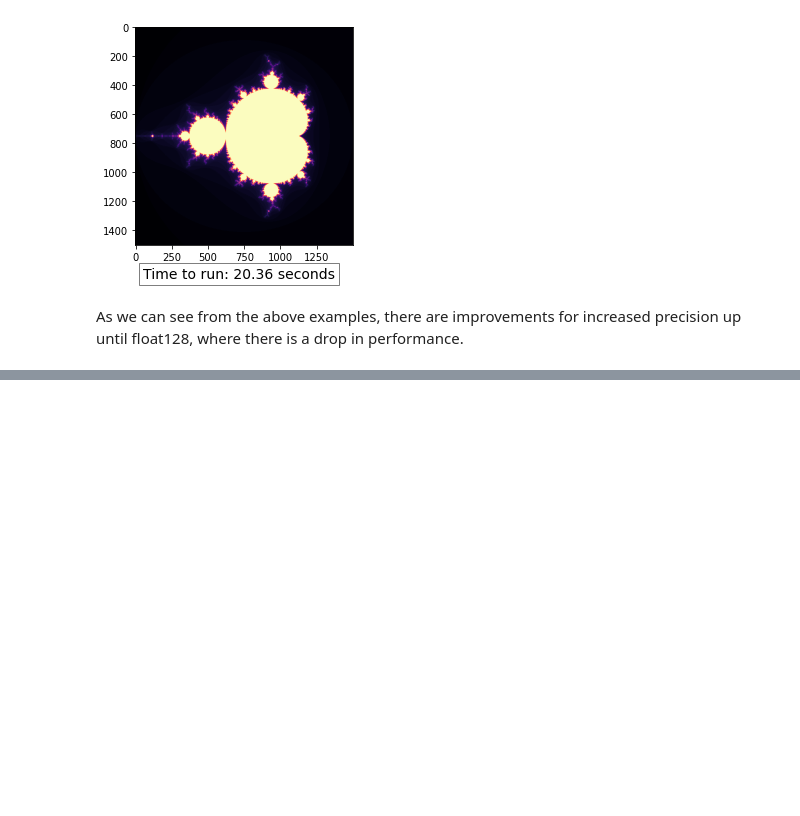
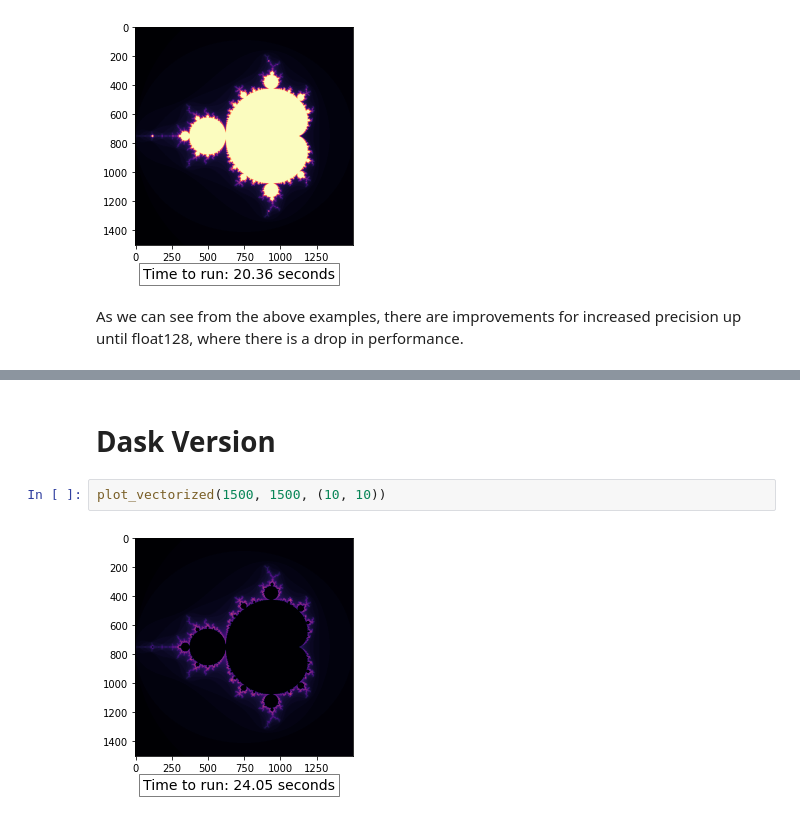
Before and after one commit to andreasmpoulsen/NSC, a Jupyter notebook: Mini-Project/worksheets_v2.ipynb, the cells around one changed output, grey strips where cells are left out. Saved outputs shown, nothing was run; the diff lists cells and outputs as text; blank space fills up the shorter version.

```diff
--- a/Mini-Project/worksheets_v2.ipynb
+++ b/Mini-Project/worksheets_v2.ipynb
@@ -21,0 +31,6 @@ As we can see from the above examples, there are improvements for increased prec
+# %% [markdown]
+# Dask Version
+# %%
+plot_vectorized(1500, 1500, (10, 10))
+# %% [output]
+[figure, added]
```
Also changed, not shown: parts of 13 cells of this notebook, 2 other files.
